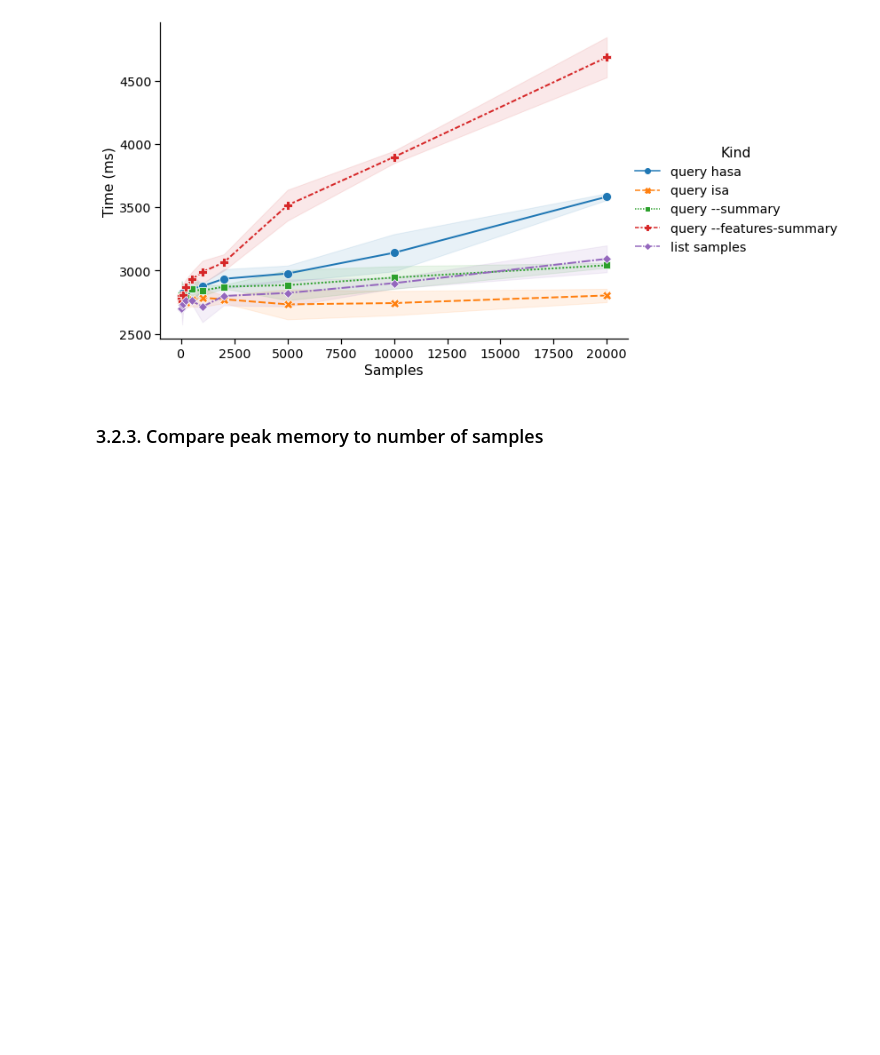
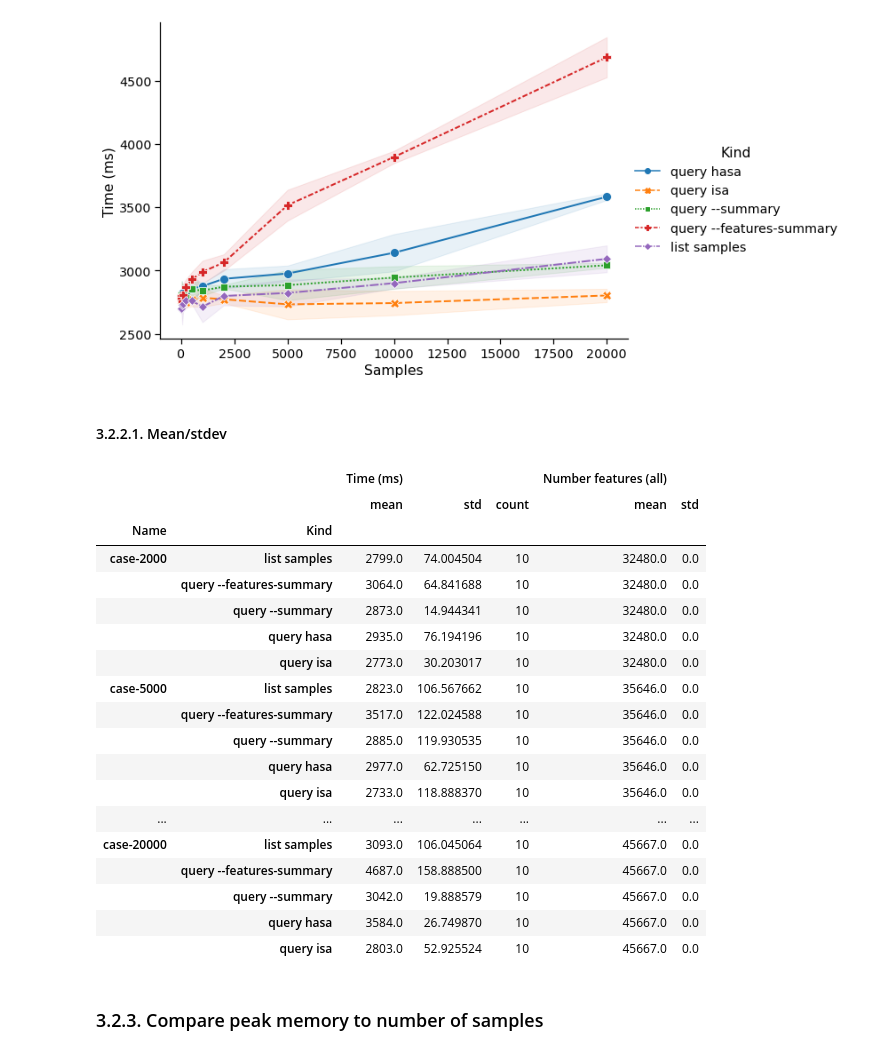
Before and after one commit to apetkau/genomics-data-index-evaluation-manuscript, a Jupyter notebook: evaluations/sars-cov-2/5-compare-results.ipynb, the cells around one changed output. Saved outputs shown, nothing was run; the diff lists cells and outputs as text; code cells hidden in the pictures; blank space fills up the shorter version.

```diff
--- a/evaluations/sars-cov-2/5-compare-results.ipynb
+++ b/evaluations/sars-cov-2/5-compare-results.ipynb
@@ -423,6 +527,32 @@ with sns.plotting_context("notebook", font_scale=1.3):
     plt.savefig('figures/query-cli-runtime.pdf')
 # %% [output]
 [figure]
+# %% [markdown]
+#### 3.2.2.1. Mean/stdev
+# %%
+query_mean_df = query_cli_df.groupby(['Name', 'Kind']).agg({'Time (ms)': ['mean', 'std', 'count'],
+                                                            'Number features (all)': ['mean', 'std']})
+query_mean_df.loc[['case-2000', 'case-5000', 'case-10000', 'case-20000']]
+# %% [output]
+|  |  | Time (ms) |  |  | Number features (all) |  |
+|  |  | mean | std | count | mean | std |
+| Name | Kind |  |  |  |  |  |
+| case-2000 | list samples | 2799.0 | 74.004504 | 10 | 32480.0 | 0.0 |
+|  | query --features-summary | 3064.0 | 64.841688 | 10 | 32480.0 | 0.0 |
+|  | query --summary | 2873.0 | 14.944341 | 10 | 32480.0 | 0.0 |
+|  | query hasa | 2935.0 | 76.194196 | 10 | 32480.0 | 0.0 |
+|  | query isa | 2773.0 | 30.203017 | 10 | 32480.0 | 0.0 |
+| case-5000 | list samples | 2823.0 | 106.567662 | 10 | 35646.0 | 0.0 |
+|  | query --features-summary | 3517.0 | 122.024588 | 10 | 35646.0 | 0.0 |
+|  | query --summary | 2885.0 | 119.930535 | 10 | 35646.0 | 0.0 |
+|  | query hasa | 2977.0 | 62.725150 | 10 | 35646.0 | 0.0 |
+|  | query isa | 2733.0 | 118.888370 | 10 | 35646.0 | 0.0 |
+| ... | ... | ... | ... | ... | ... | ... |
+| case-20000 | list samples | 3093.0 | 106.045064 | 10 | 45667.0 | 0.0 |
+|  | query --features-summary | 4687.0 | 158.888500 | 10 | 45667.0 | 0.0 |
+|  | query --summary | 3042.0 | 19.888579 | 10 | 45667.0 | 0.0 |
+|  | query hasa | 3584.0 | 26.749870 | 10 | 45667.0 | 0.0 |
+|  | query isa | 2803.0 | 52.925524 | 10 | 45667.0 | 0.0 |
 # %% [markdown]
 ### 3.2.3. Compare peak memory to number of samples
 # %%
```
Also changed, not shown: parts of 14 cells of this notebook.
